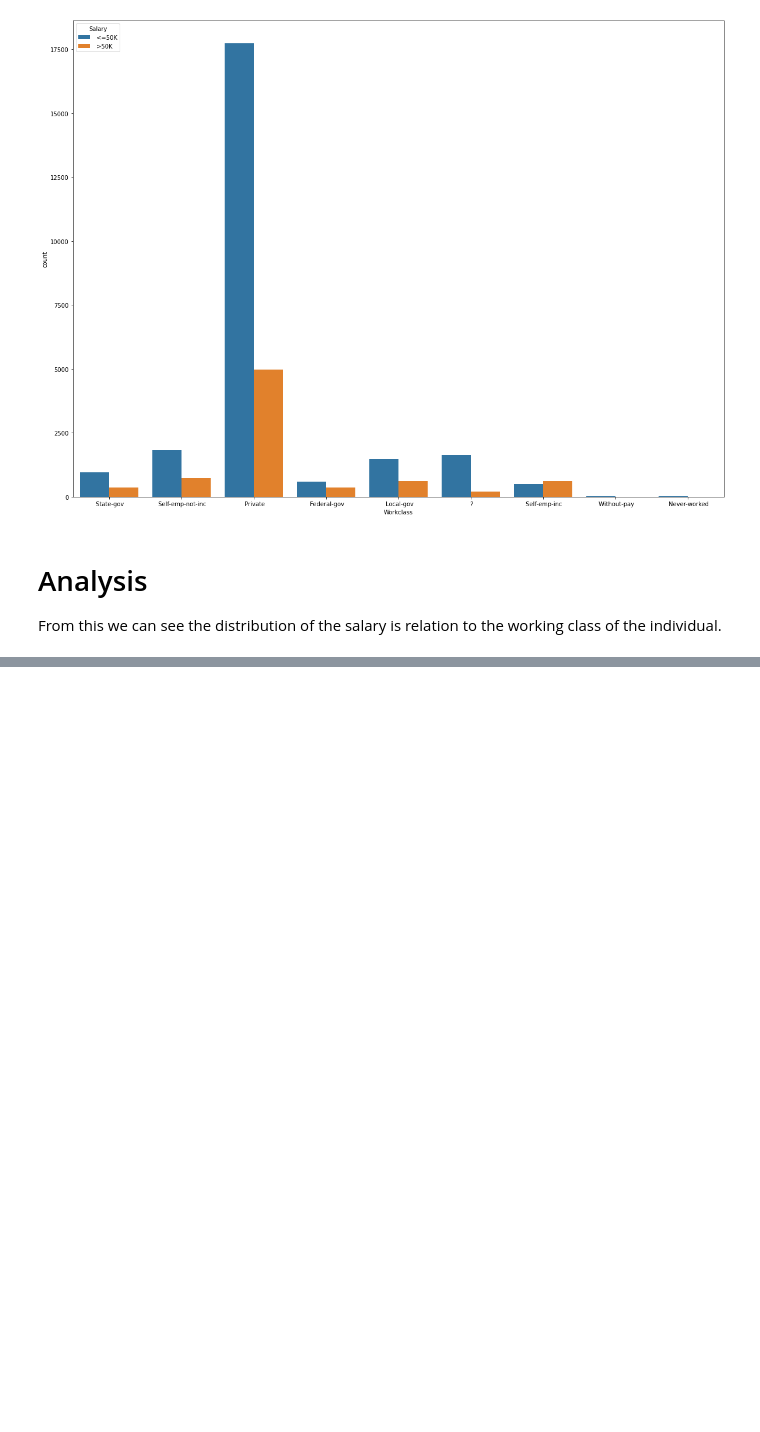
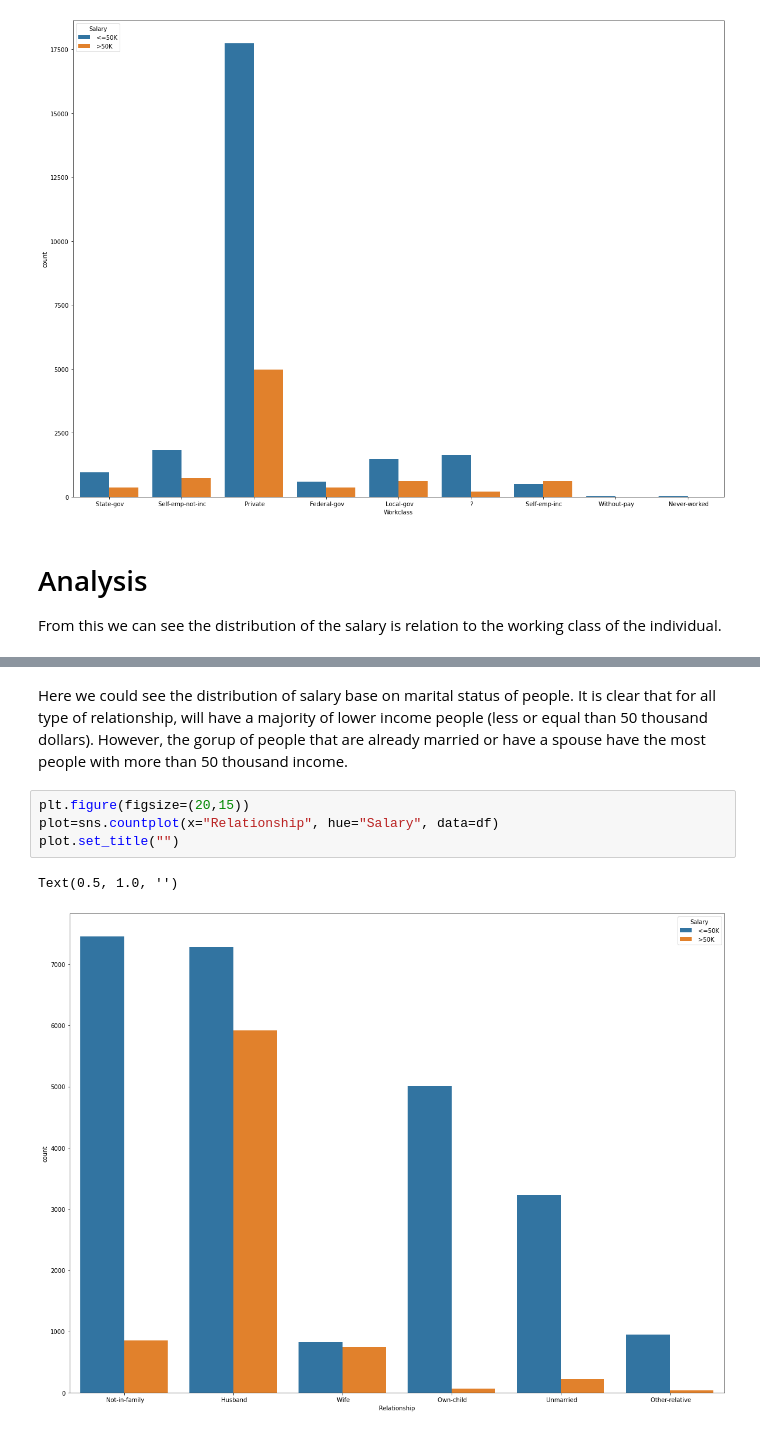
Before and after one commit to kylenelwan/data301, a Jupyter notebook: analysis/submitted/Milestone2_Task5.ipynb, the cells around one changed output, grey strips where cells are left out. Saved outputs shown, nothing was run; the diff lists cells and outputs as text; blank space fills up the shorter version.

```diff
--- a/analysis/submitted/Milestone2_Task5.ipynb
+++ b/analysis/submitted/Milestone2_Task5.ipynb
@@ -55,0 +72,9 @@ From this we can see the distribution of the salary is relation to the working c
+# %% [markdown]
+Here we could see the distribution of salary base on marital status of people. It is clear that for all type of relationship, will have a majority of lower income people (less or equal than 50 thousand dollars). However, the gorup of people that are already married or have a spouse have the most people with more than 50 thousand income.
+# %%
+plt.figure(figsize=(20,15))
+plot=sns.countplot(x="Relationship", hue="Salary", data=df)
+plot.set_title("")
+# %% [output]
+Text(0.5, 1.0, '')
+[figure, added]
```
Also changed, not shown: parts of 13 cells of this notebook, 5 other files.
